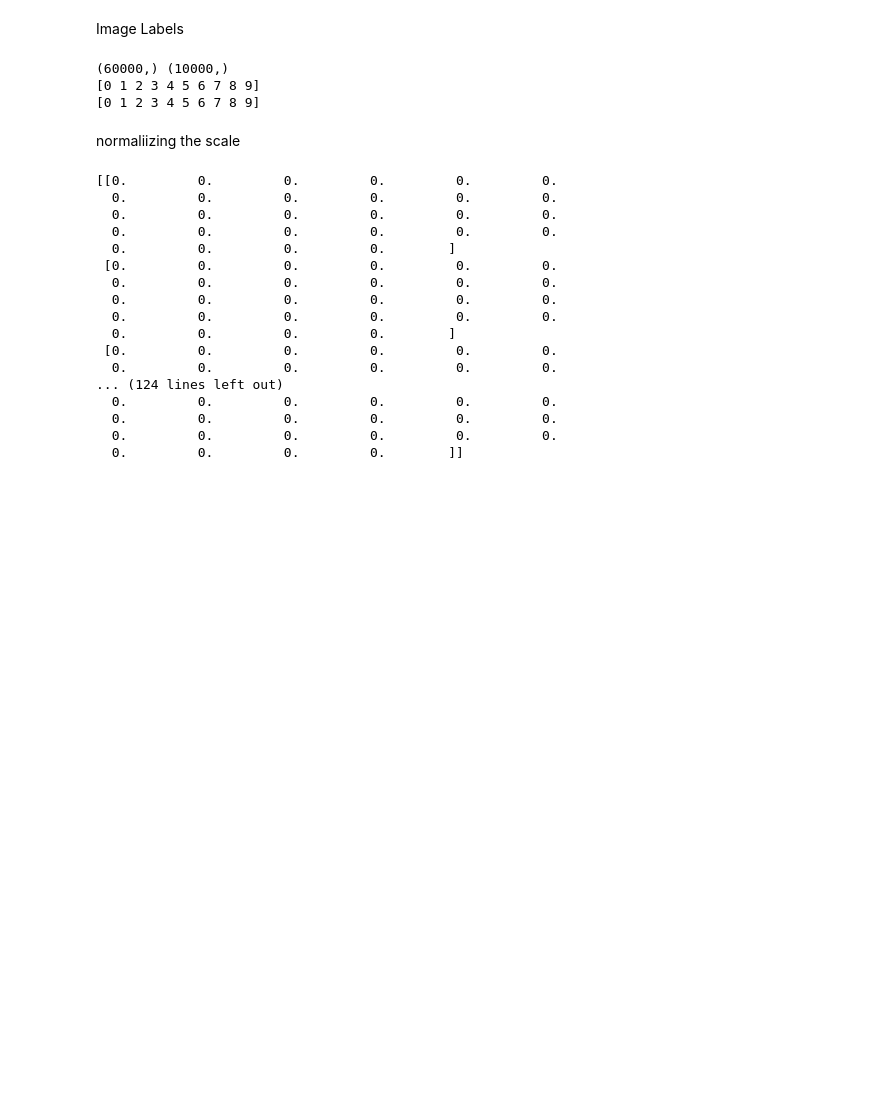
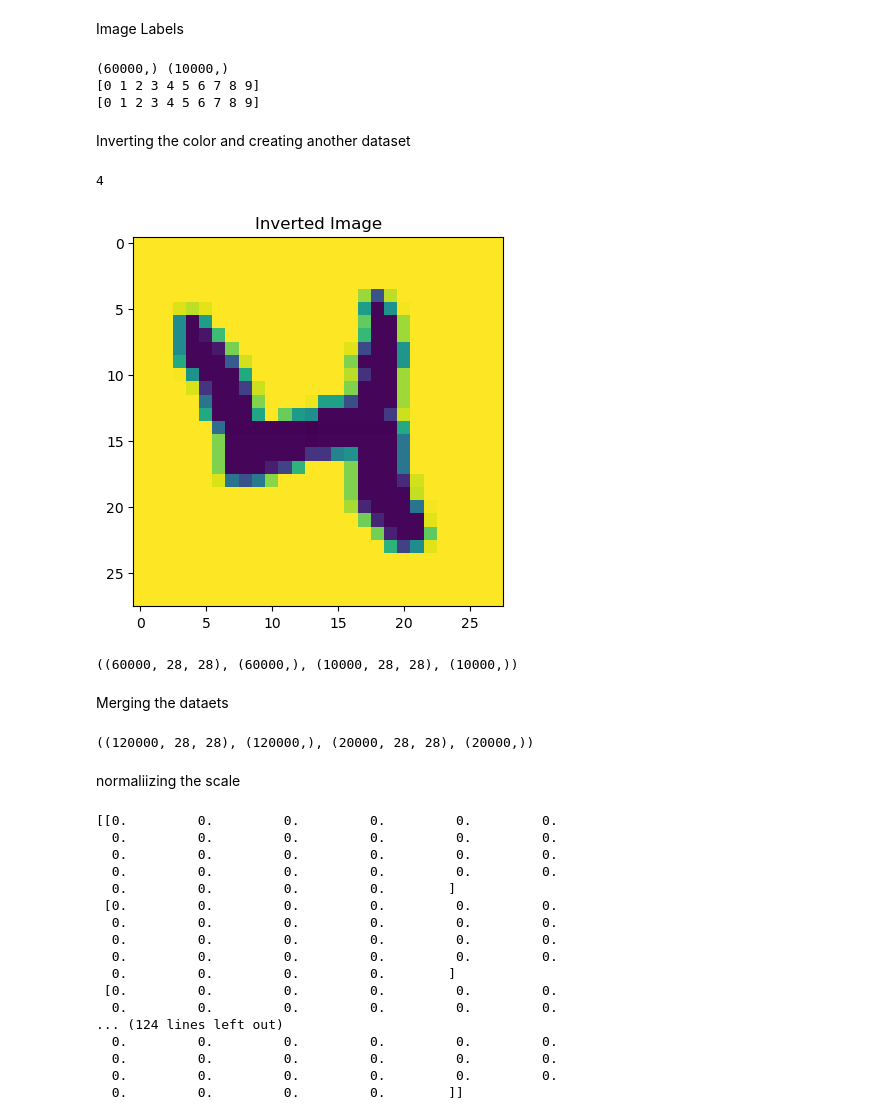
Before and after one commit to Safwanny/MNIST-Digit-Classification, a Jupyter notebook: MNIST_DigitClassification.ipynb, the cells around one changed output. Cells and saved outputs as stored; diff of their text form; code cells hidden in the pictures; blank space fills up the shorter version.

```diff
--- a/MNIST_DigitClassification.ipynb
+++ b/MNIST_DigitClassification.ipynb
@@ -73,6 +74,44 @@ print(np.unique(y_test))
 (60000,) (10000,)
 [0 1 2 3 4 5 6 7 8 9]
 [0 1 2 3 4 5 6 7 8 9]
+# %% [markdown]
+Inverting the color and creating another dataset
+# %%
+x_train_con = np.array(x_train_org)
+x_test_con = np.array(x_test_org)
+
+x_train_inv = (255 - x_train_con).astype(np.uint8)
+x_test_inv = (255 - x_test_con).astype(np.uint8)
+y_train_inv = y_train_org
+y_test_inv = y_test_org
+
+print(y_train_inv[20])
+plt.imshow(x_train_inv[20])
+plt.title("Inverted Image")
+plt.show()
+# %% [output]
+4
+[figure, added]
+# %%
+np.savez("mnist_inverted.npz",
+         x_train=x_train_inv, y_train=y_train_inv,
+         x_test=x_test_inv, y_test=y_test_inv)
+
+x_train_inv.shape, y_train_inv.shape, x_test_inv.shape, y_test_inv.shape
+# %% [output]
+((60000, 28, 28), (60000,), (10000, 28, 28), (10000,))
+# %% [markdown]
+Merging the dataets
+# %%
+x_train = np.concatenate((x_train_org, x_train_inv), axis=0)
+y_train = np.concatenate((y_train_org, y_train_inv), axis=0)
+
+x_test = np.concatenate((x_test_org, x_test_inv), axis=0)
+y_test = np.concatenate((y_test_org, y_test_inv), axis=0)
+
+x_train.shape, y_train.shape, x_test.shape, y_test.shape
+# %% [output]
+((120000, 28, 28), (120000,), (20000, 28, 28), (20000,))
 # %% [markdown]
 normaliizing the scale
 # %%
```
Also changed, not shown: parts of 20 cells of this notebook.
